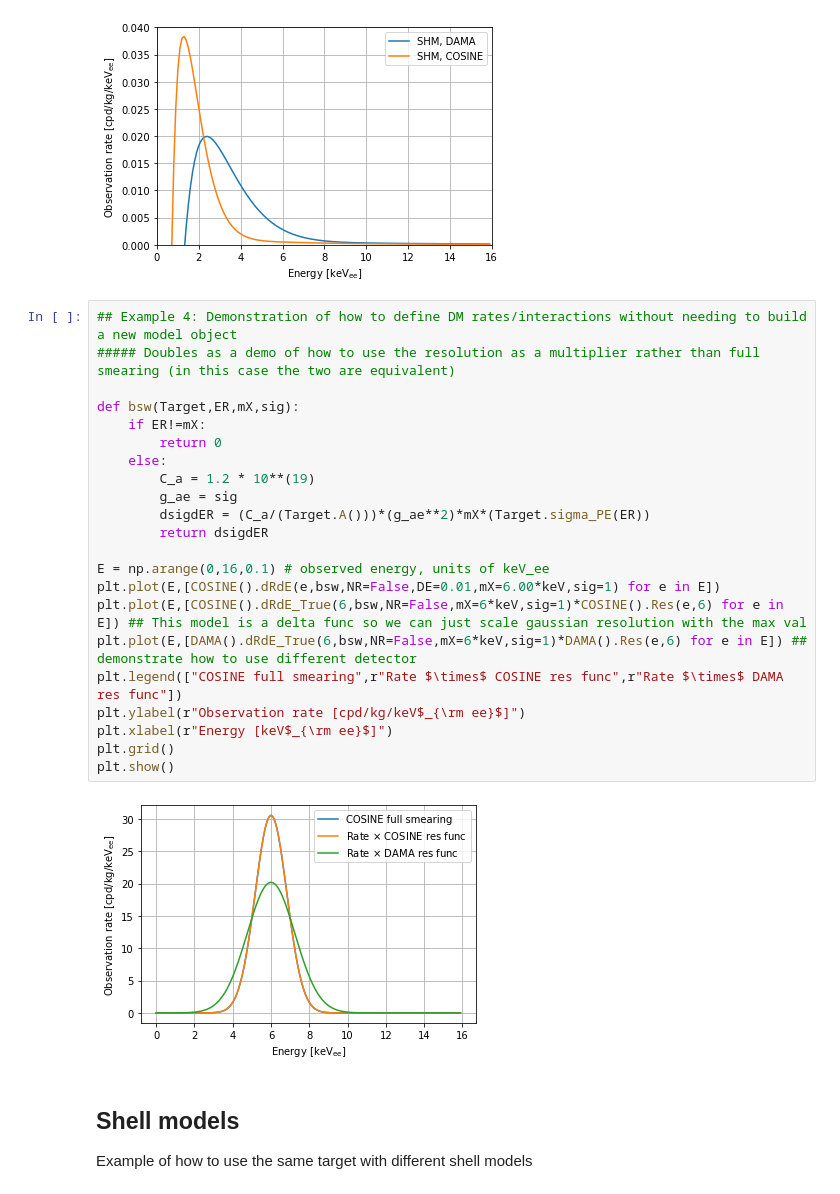
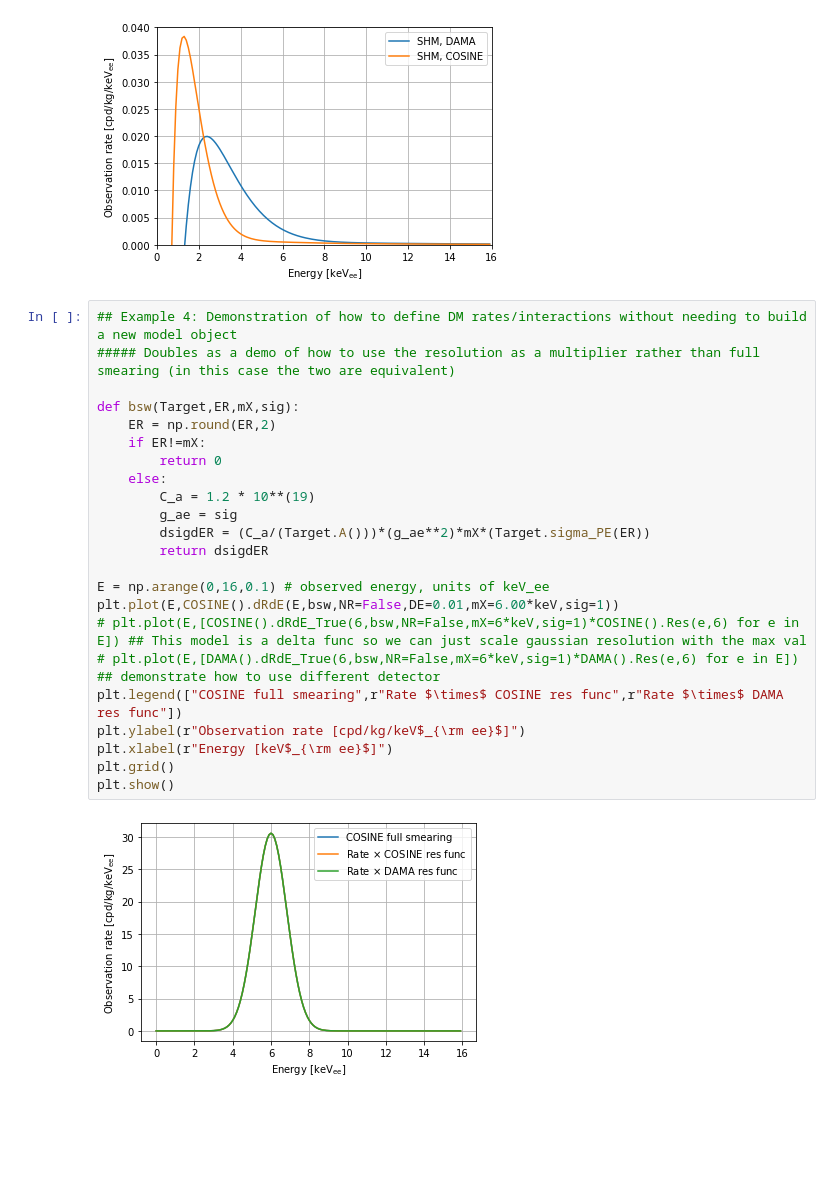
Before and after one commit to mjzurowski/sgm, a Jupyter notebook: Demo.ipynb, the cells around one changed output. Drawn from its saved outputs; the diff is of its cells as text; blank space fills up the shorter version.

```diff
--- a/Demo.ipynb
+++ b/Demo.ipynb
@@ -64,27 +64,25 @@ plt.show()
 # %%
 ## Example 4: Demonstration of how to define DM rates/interactions without needing to build a new model object
 ##### Doubles as a demo of how to use the resolution as a multiplier rather than full smearing (in this case the two are equivalent)
 
 def bsw(Target,ER,mX,sig):
+    ER = np.round(ER,2)
     if ER!=mX:
         return 0
     else:
         C_a = 1.2 * 10**(19)
         g_ae = sig
         dsigdER = (C_a/(Target.A()))*(g_ae**2)*mX*(Target.sigma_PE(ER))
         return dsigdER
 
 E = np.arange(0,16,0.1) # observed energy, units of keV_ee
-plt.plot(E,[COSINE().dRdE(e,bsw,NR=False,DE=0.01,mX=6.00*keV,sig=1) for e in E])
-plt.plot(E,[COSINE().dRdE_True(6,bsw,NR=False,mX=6*keV,sig=1)*COSINE().Res(e,6) for e in E]) ## This model is a delta func so we can just scale gaussian resolution with the max val
-plt.plot(E,[DAMA().dRdE_True(6,bsw,NR=False,mX=6*keV,sig=1)*DAMA().Res(e,6) for e in E]) ## demonstrate how to use different detector
+plt.plot(E,COSINE().dRdE(E,bsw,NR=False,DE=0.01,mX=6.00*keV,sig=1))
+# plt.plot(E,[COSINE().dRdE_True(6,bsw,NR=False,mX=6*keV,sig=1)*COSINE().Res(e,6) for e in E]) ## This model is a delta func so we can just scale gaussian resolution with the max val
+# plt.plot(E,[DAMA().dRdE_True(6,bsw,NR=False,mX=6*keV,sig=1)*DAMA().Res(e,6) for e in E]) ## demonstrate how to use different detector
 plt.legend(["COSINE full smearing",r"Rate $\times$ COSINE res func",r"Rate $\times$ DAMA res func"])
 plt.ylabel(r"Observation rate [cpd/kg/keV$_{\rm ee}$]")
 plt.xlabel(r"Energy [keV$_{\rm ee}$]")
 plt.grid()
 plt.show()
 # %% [output]
-[figure, old version]
+[figure, new version]
-# %% [markdown]
-## Shell models
-Example of how to use the same target with different shell models
```
Also changed, not shown: parts of 10 cells of this notebook, 7 other files.
